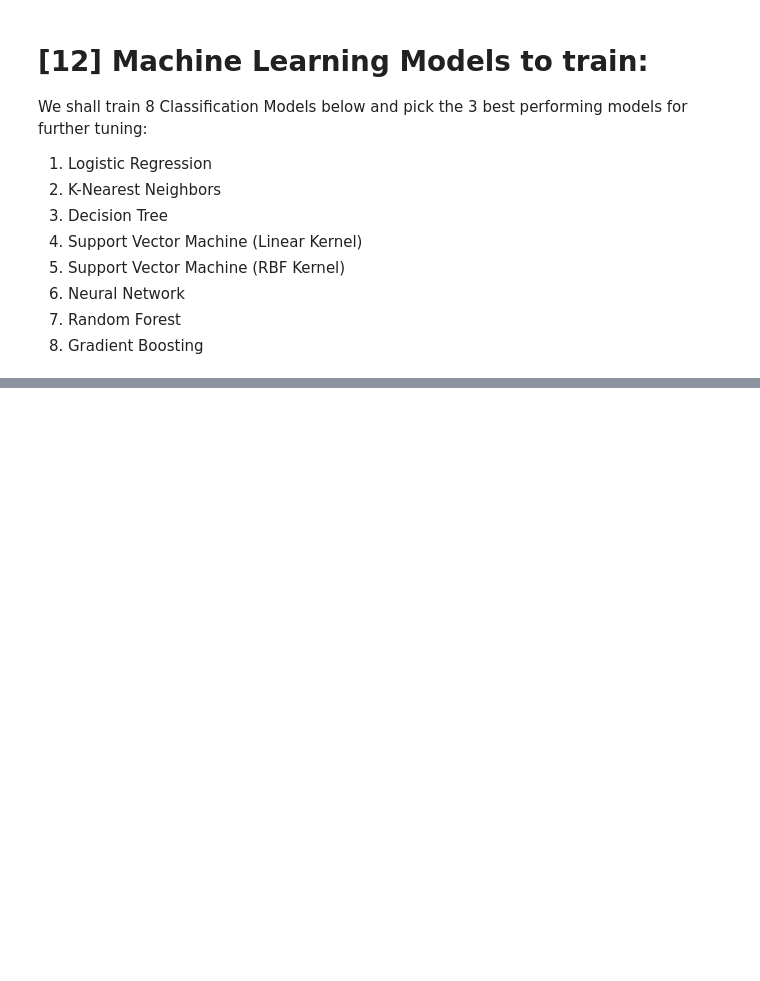
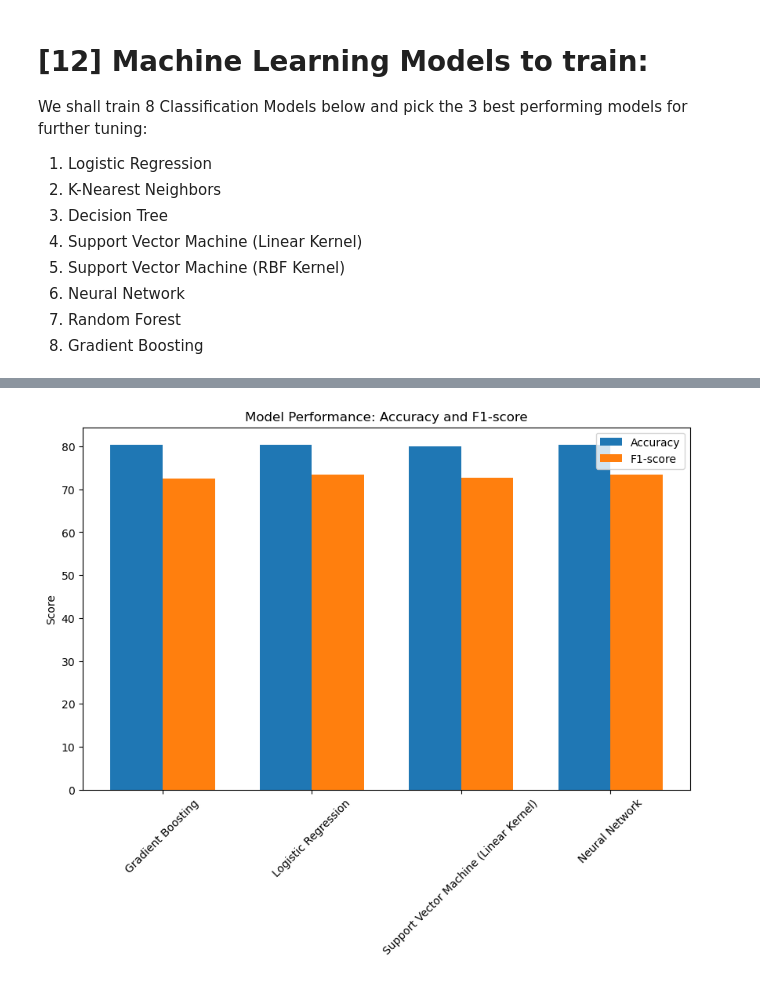
Before and after one commit to Jauloma/GIT_LP3, a Jupyter notebook: Code/Customer Churn_LP3.ipynb, the cells around one changed output, grey strips where cells are left out. Drawn from its saved outputs; the diff is of its cells as text; code cells hidden in the pictures; blank space fills up the shorter version.

```diff
--- a/Code/Customer Churn_LP3.ipynb
+++ b/Code/Customer Churn_LP3.ipynb
@@ -1972,0 +1845,15 @@ Since gender is a binary feature that takes two possible values (male or female)
+# %%
+selected_columns = ['Model', 'Accuracy', 'F1-score']
+filtered_results_df = results_df[selected_columns]
+
+# Multiply the Accuracy and F1-score columns by 100 to convert them to percentages
+filtered_results_df['Accuracy'] = filtered_results_df['Accuracy'] * 100
+filtered_results_df['F1-score'] = filtered_results_df['F1-score'] * 100
+
+# Display the filtered results with Accuracy and F1-score as percentages
+print(filtered_results_df)
+print('______________________________________________________________')
+print()
+print('Sorted scores by Accuracy')
+sorted_results_df = filtered_results_df.sort_values('Accuracy', ascending=False)
+sorted_results_df
@@ -1972,0 +1895,27 @@ Since gender is a binary feature that takes two possible values (male or female)
+# %%
+# Set the positions and width of the bars
+positions = np.arange(len(filtered_results_df))
+width = 0.35
+
+# Create the figure and axis objects
+fig, ax = plt.subplots(figsize=(10, 6))
+
+# Plot the Accuracy and F1-score as separate bars
+ax.bar(positions - width/2, filtered_results_df['Accuracy'], width, label='Accuracy')
+ax.bar(positions + width/2, filtered_results_df['F1-score'], width, label='F1-score')
+
+# Set the x-axis tick positions and labels
+ax.set_xticks(positions)
+ax.set_xticklabels(filtered_results_df['Model'], rotation=45)
+
+# Set the y-axis label
+ax.set_ylabel('Score')
+
+# Set the plot title and legend
+ax.set_title('Model Performance: Accuracy and F1-score')
+ax.legend()
+
+# Display the plot
+plt.show()
+# %% [output]
+[figure, added]
```
Also changed, not shown: parts of 122 cells of this notebook.
